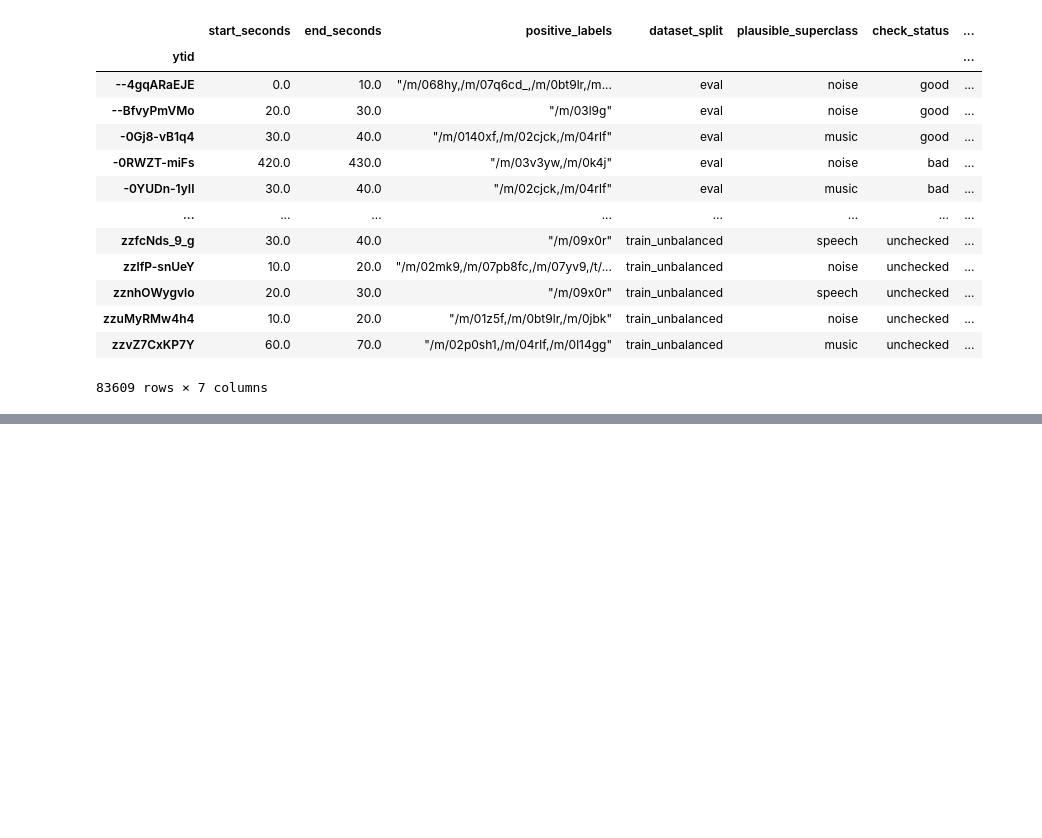
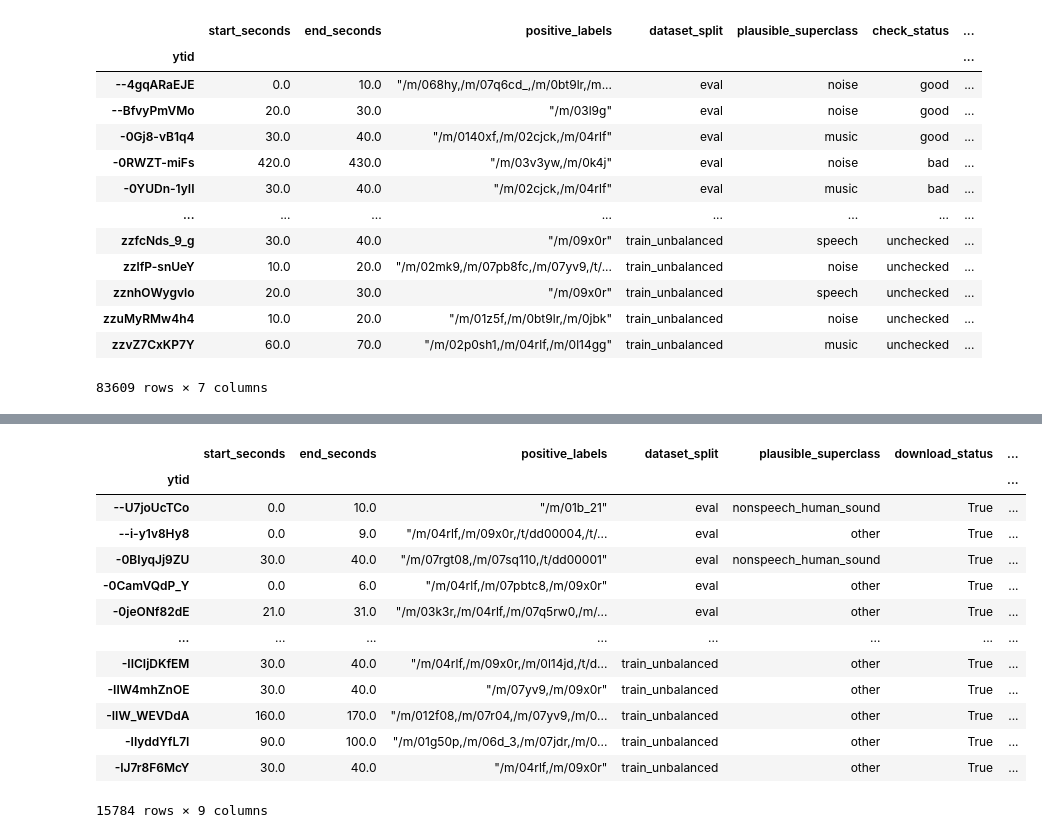
Before and after one commit to shamim-hussain/audioset_speech_music_noise, a Jupyter notebook: audioset.ipynb, the cells around one changed output, grey strips where cells are left out. Saved outputs shown, nothing was run; the diff lists cells and outputs as text; code cells hidden in the pictures; blank space fills up the shorter version.

```diff
--- a/audioset.ipynb
+++ b/audioset.ipynb
@@ -1290,0 +1312,12 @@ df_audioset_test
+# %%
+from pathlib import Path
+source_paths = list(Path(p) for p in [
+                      'I:\\Audioset\\Audioset_eval_wav',
+                      'I:\\Audioset\\Audioset_eval_wav2',
+                      'I:\\Audioset\\Audioset_train_wav',
+                      'I:\\Audioset\\Audioset_train_wav2',
+                      'I:\\Audioset\\Audioset_unbalanced_wav',
+                      'I:\\Audioset\\Audioset_unbalanced_wav2',
+                      ])
+source_file_paths = list(f for p in source_paths for f in p.rglob('*.wav'))
+destination_path = Path('D:\\Dataspace\\audioset_other_superclasses')
@@ -1290,0 +1362,18 @@ df_audioset_test
+# %%
+df_down['destination_path'] = df_down.apply(lambda x: str(destination_path/x.check_status/x.dataset_split/x.plausible_superclass/x.name)+'.wav',axis=1)
+df_down
+# %% [output]
+|  | start_seconds | end_seconds | positive_labels | dataset_split | plausible_superclass | download_status | ... |
+| ytid |  |  |  |  |  |  | ... |
+| --U7joUcTCo | 0.0 | 10.0 | "/m/01b_21" | eval | nonspeech_human_sound | True | ... |
+| --i-y1v8Hy8 | 0.0 | 9.0 | "/m/04rlf,/m/09x0r,/t/dd00004,/t/... | eval | other | True | ... |
+| -0BIyqJj9ZU | 30.0 | 40.0 | "/m/07rgt08,/m/07sq110,/t/dd00001" | eval | nonspeech_human_sound | True | ... |
+| -0CamVQdP_Y | 0.0 | 6.0 | "/m/04rlf,/m/07pbtc8,/m/09x0r" | eval | other | True | ... |
+| -0jeONf82dE | 21.0 | 31.0 | "/m/03k3r,/m/04rlf,/m/07q5rw0,/m/... | eval | other | True | ... |
+| ... | ... | ... | ... | ... | ... | ... | ... |
+| -IICIjDKfEM | 30.0 | 40.0 | "/m/04rlf,/m/09x0r,/m/0l14jd,/t/d... | train_unbalanced | other | True | ... |
+| -IIW4mhZnOE | 30.0 | 40.0 | "/m/07yv9,/m/09x0r" | train_unbalanced | other | True | ... |
+| -IIW_WEVDdA | 160.0 | 170.0 | "/m/012f08,/m/07r04,/m/07yv9,/m/0... | train_unbalanced | other | True | ... |
+| -IIyddYfL7I | 90.0 | 100.0 | "/m/01g50p,/m/06d_3,/m/07jdr,/m/0... | train_unbalanced | other | True | ... |
+| -IJ7r8F6McY | 30.0 | 40.0 | "/m/04rlf,/m/09x0r" | train_unbalanced | other | True | ... |
+15784 rows × 9 columns
```
Also changed, not shown: parts of 7 cells of this notebook, 1 other file.
